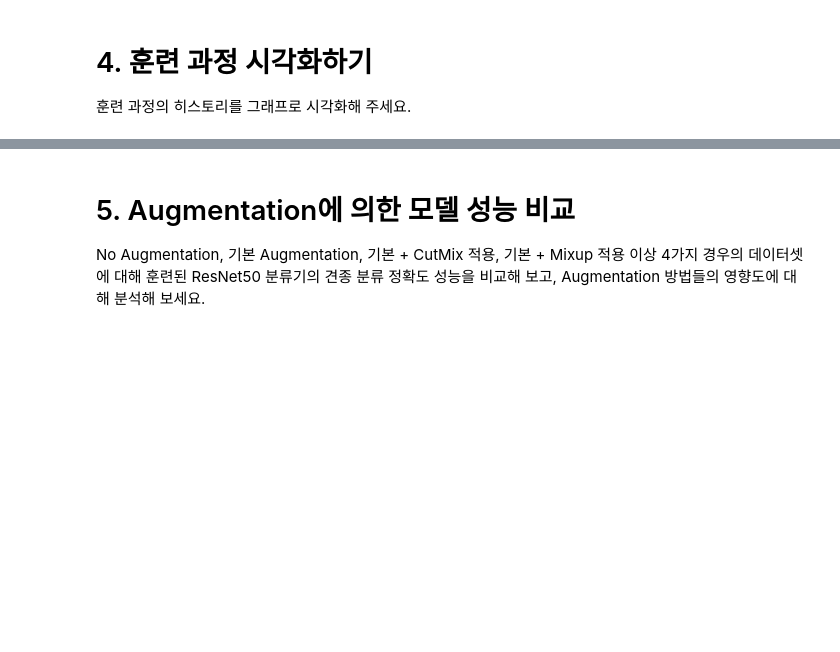
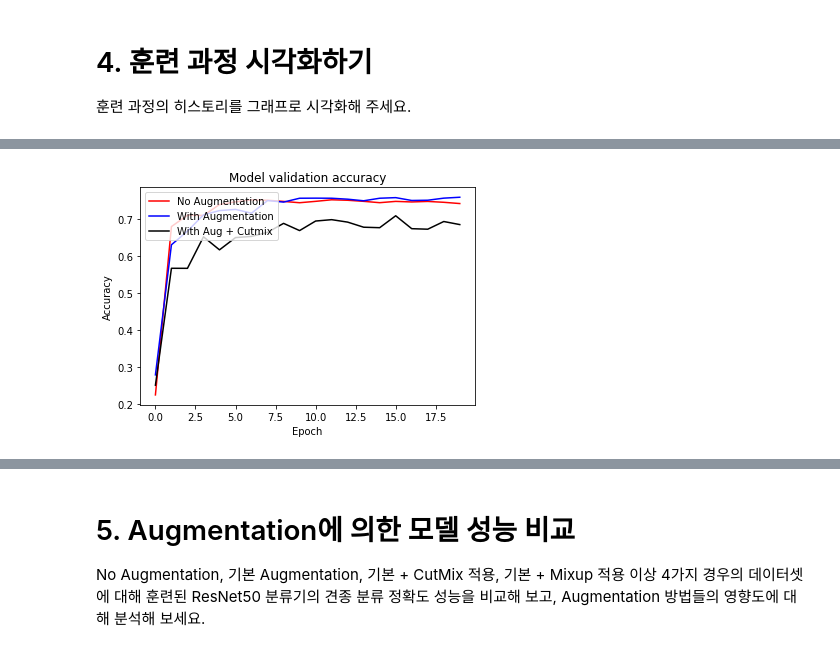
Before and after one commit to Jenny-Jo/aiffel1, a Jupyter notebook: data_augmentation.ipynb, the cells around one changed output, grey strips where cells are left out. Drawn from its saved outputs; the diff is of its cells as text; code cells hidden in the pictures; blank space fills up the shorter version.

```diff
--- a/data_augmentation.ipynb
+++ b/data_augmentation.ipynb
@@ -62,0 +389,10 @@ Q3. sparse_categorical_crossentropy()를 사용하지 못하는 이유가 뭘까
+# %%
+history_resnet50_aug_cutmix = aug_cutmix_resnet50.fit(
+    ds_train_aug_cutmix, # augmentation 적용한 데이터셋 사용
+    steps_per_epoch=int(ds_info.splits['train'].num_examples/16),
+    validation_steps=int(ds_info.splits['test'].num_examples/16),
+    epochs=20,
+    validation_data=ds_test,
+    verbose=1,
+    use_multiprocessing=True,
+)
@@ -62,0 +417,11 @@ Q3. sparse_categorical_crossentropy()를 사용하지 못하는 이유가 뭘까
+# %%
+plt.plot(history_resnet50_no_aug.history['val_accuracy'], 'r')
+plt.plot(history_resnet50_aug.history['val_accuracy'], 'b')
+plt.plot(history_resnet50_aug_cutmix.history['val_accuracy'], 'k')
+plt.title('Model validation accuracy')
+plt.ylabel('Accuracy')
+plt.xlabel('Epoch')
+plt.legend(['No Augmentation', 'With Augmentation', 'With Aug + Cutmix'], loc='upper left')
+plt.show()
+# %% [output]
+[figure, added]
```
Also changed, not shown: parts of 33 cells of this notebook.
